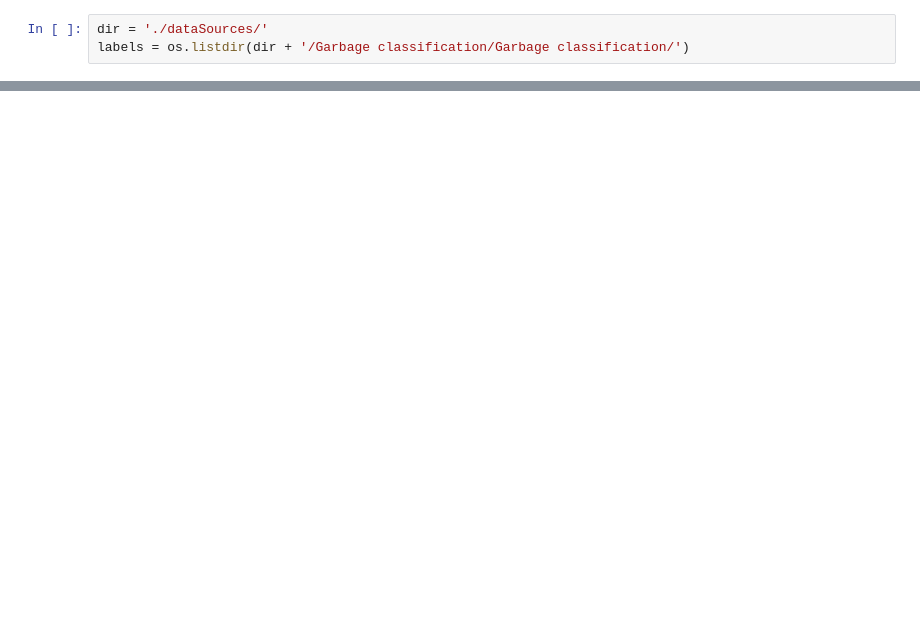
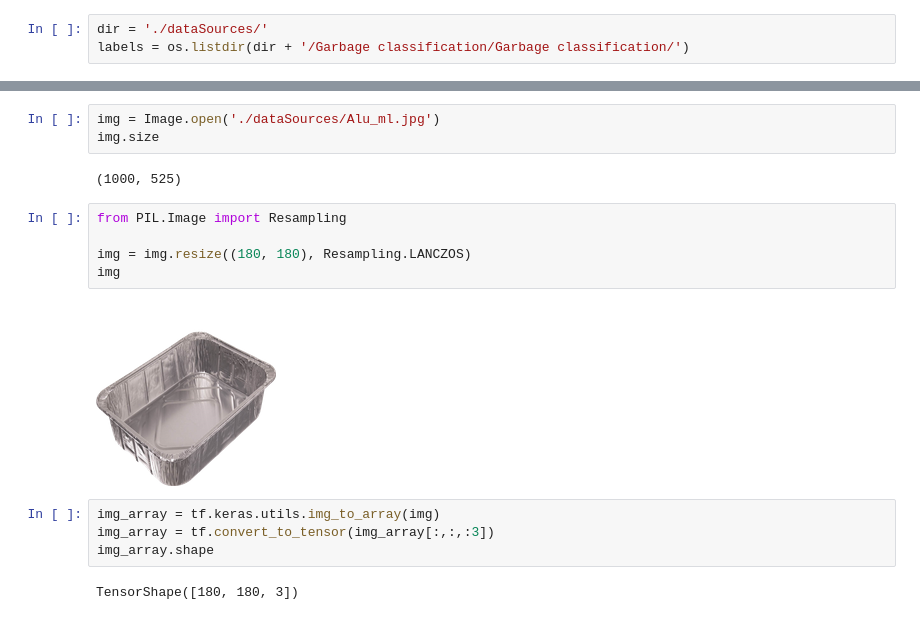
Before and after one commit to yannickrud/Garbage-Classification, a Jupyter notebook: dev.ipynb, the cells around one changed output, grey strips where cells are left out. Drawn from its saved outputs; the diff is of its cells as text; blank space fills up the shorter version.

Commit message:
size of pictures

```diff
--- a/dev.ipynb
+++ b/dev.ipynb
@@ -29,0 +688,18 @@ df
+# %%
+img = Image.open('./dataSources/Alu_ml.jpg')
+img.size
+# %% [output]
+(1000, 525)
+# %%
+from PIL.Image import Resampling
+
+img = img.resize((180, 180), Resampling.LANCZOS)
+img
+# %% [output]
+[figure, added]
+# %%
+img_array = tf.keras.utils.img_to_array(img)
+img_array = tf.convert_to_tensor(img_array[:,:,:3])
+img_array.shape
+# %% [output]
+TensorShape([180, 180, 3])
```
Also changed, not shown: parts of 103 cells of this notebook.
